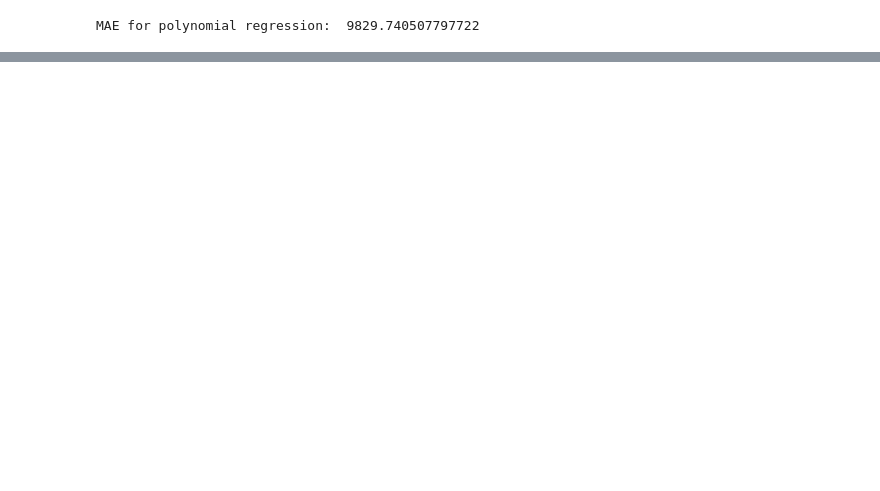
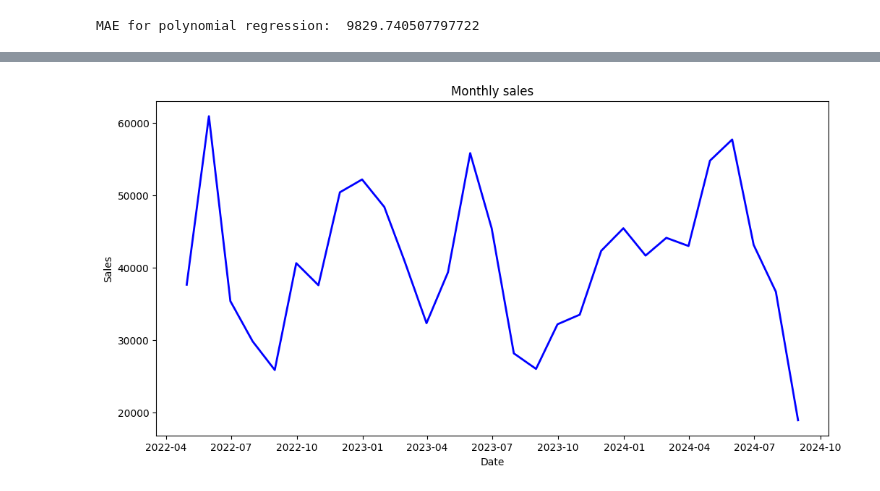
Before and after one commit to rachit-ranka/astrPredictionModel, a Jupyter notebook: astrvenv/predictionModel.ipynb, the cells around one changed output, grey strips where cells are left out. Cells and saved outputs as stored; diff of their text form; code cells hidden in the pictures; blank space fills up the shorter version.

```diff
--- a/astrvenv/predictionModel.ipynb
+++ b/astrvenv/predictionModel.ipynb
@@ -157,0 +303,8 @@ OOB Score: 0.4401947440741283
+# %%
+from statsmodels.tsa.statespace.sarimax import SARIMAX
+from sklearn.metrics import mean_absolute_error, mean_squared_error
+SARIMA_df=df[['DATE','Quantity']]
+SARIMA_df=df.groupby('DATE').agg({'Quantity': 'sum'}).reset_index()
+SARIMA_df = SARIMA_df[SARIMA_df['DATE'] >= '2022-01-01']
+SARIMA_df=pd.DataFrame(SARIMA_df)
+print(SARIMA_df)
@@ -157,0 +326,5 @@ OOB Score: 0.4401947440741283
+# %%
+SARIMA_df = SARIMA_df.set_index('DATE')
+
+SARIMAmonthly_sales = SARIMA_df.resample('ME').sum()
+SARIMAmonthly_sales.head()
@@ -157,0 +339,9 @@ OOB Score: 0.4401947440741283
+# %%
+plt.figure(figsize=(12, 6))
+plt.plot(SARIMAmonthly_sales['Quantity'], linewidth=2,c='blue')
+plt.title("Monthly sales")
+plt.xlabel("Date")
+plt.ylabel("Sales")
+plt.show()
+# %% [output]
+[figure, added]
```
Also changed, not shown: parts of 26 cells of this notebook, 6 other files.
